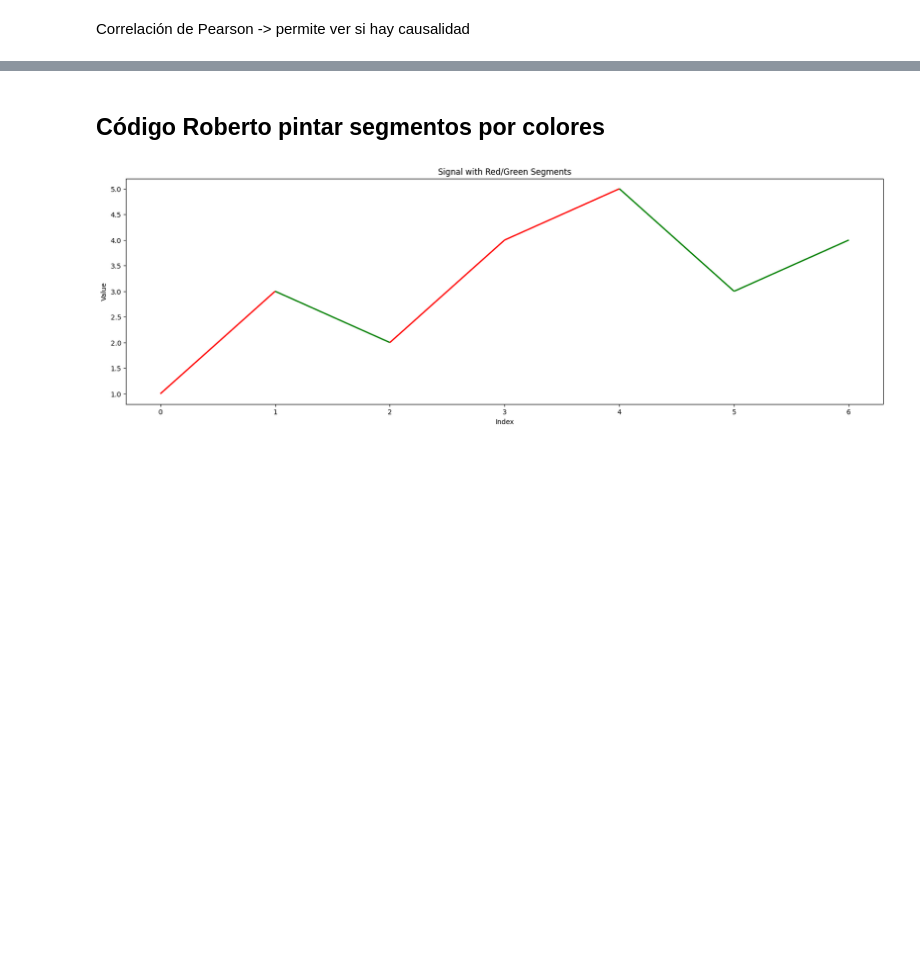
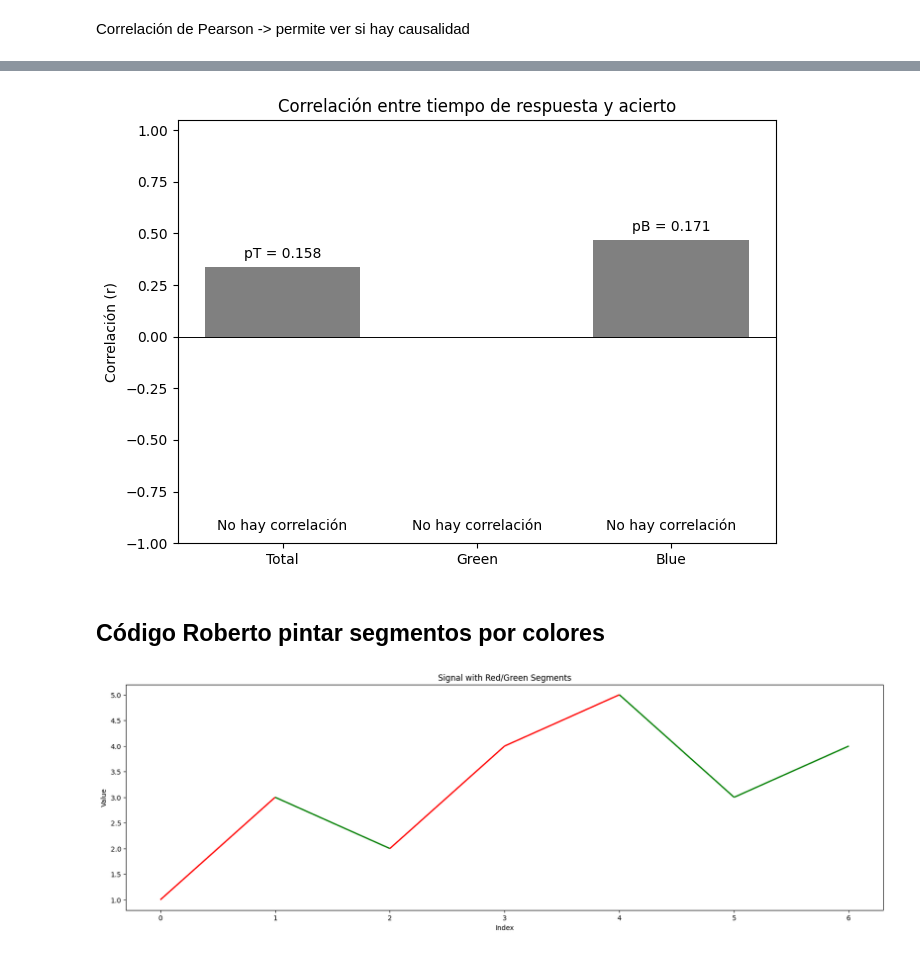
Before and after one commit to abarrio12/eogtouch, a Jupyter notebook: notebooks/02 - Right Keypress.ipynb, the cells around one changed output, grey strips where cells are left out. Drawn from its saved outputs; the diff is of its cells as text; code cells hidden in the pictures; blank space fills up the shorter version.

```diff
--- a/notebooks/02 - Right Keypress.ipynb
+++ b/notebooks/02 - Right Keypress.ipynb
@@ -324,3 +470,55 @@ Color: Blue
+# %%
+import matplotlib.pyplot as plt
+import pandas as pd
+from scipy.stats import pearsonr
+
+# Asegúrate de tener df_validos generado
+# df_validos = df_resultados[df_resultados["response_time_ms"].notnull()].copy()
+# df_validos["correct_int"] = df_validos["correct"].astype(int)
+
+# Cálculos
+nombres = ["Total", "Green", "Blue"]
+abrevs = {"Total": "pT", "Green": "pG", "Blue": "pB"}
+resultados = []
+
+# Total
+corr, p_value = pearsonr(df_validos["response_time_ms"], df_validos["correct_int"])
+resultados.append({"Color": "Total", "Correlación": corr, "p_value": p_value, "Significativo": p_value < 0.05})
+
+# Por color
+for color in ["Green", "Blue"]:
+    df_color = df_validos[df_validos["color"] == color]
+    corr, p_value = pearsonr(df_color["response_time_ms"], df_color["correct_int"])
+    resultados.append({"Color": color, "Correlación": corr, "p_value": p_value, "Significativo": p_value < 0.05})
+
+df_plot = pd.DataFrame(resultados)
+
+# Gráfico de barras
+fig, ax = plt.subplots(figsize=(7, 5))
+colors = df_plot["Significativo"].map({True: "green", False: "gray"})
+bars = ax.bar(df_plot["Color"], df_plot["Correlación"], color=colors)
+
+# Etiquetas de p arriba
+for i, (bar, p, color) in enumerate(zip(bars, df_plot["p_value"], df_plot["Color"])):
+    label = f"{abrevs[color]} = {p:.3f}"
+    height = bar.get_height()
+    ax.text(bar.get_x() + bar.get_width() / 2, height + 0.03 if height > 0 else height - 0.08,
+            label, ha='center', va='bottom' if height > 0 else 'top', fontsize=10)
+
+# Texto de correlación significativa/no abajo del todo
+for i, (bar, sig) in enumerate(zip(bars, df_plot["Significativo"])):
+    txt = "Sí hay correlación" if sig else "No hay correlación"
+    ax.text(bar.get_x() + bar.get_width() / 2, -0.95, txt,
+            ha='center', va='bottom', fontsize=10, color="black")
+
+ax.set_ylabel("Correlación (r)")
+ax.set_title("Correlación entre tiempo de respuesta y acierto")
+ax.axhline(0, color='black', linewidth=0.7)
+plt.ylim(-1, 1.05)
+plt.tight_layout()
+plt.show()
+# %% [output]
+[figure, added]
 # %% [markdown]
 ## Código Roberto pintar segmentos por colores
 # %%
```
Also changed, not shown: parts of 15 cells of this notebook, 2 other files.
